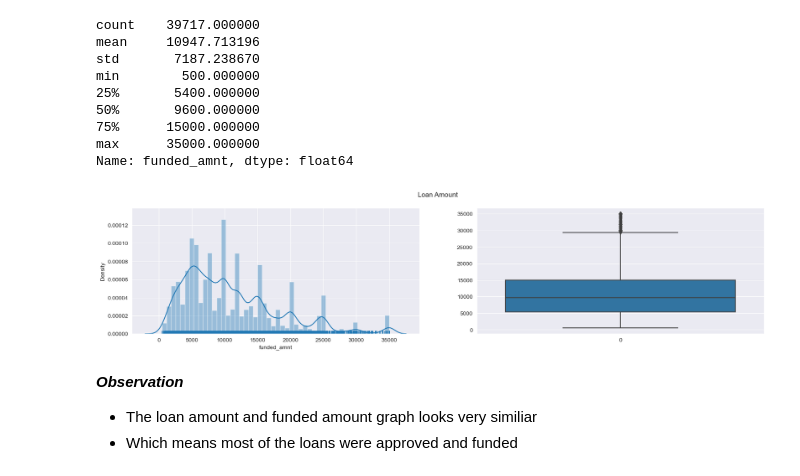
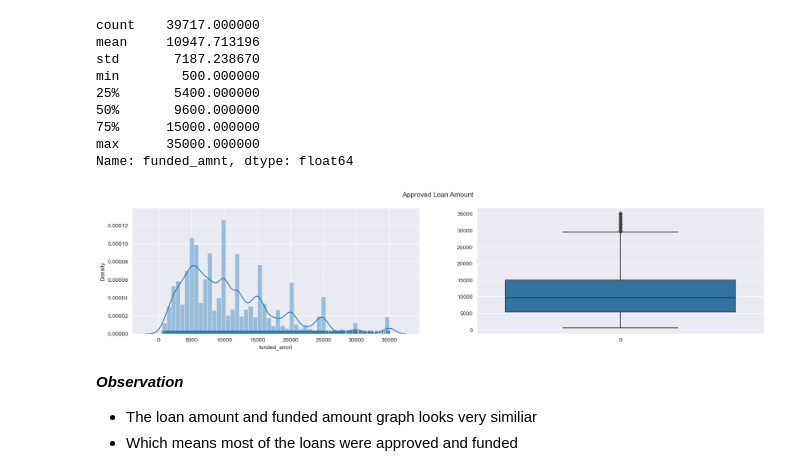
Before and after one commit to vivekbabu/LendingClubCaseStudy, a Jupyter notebook: Group_Facilitator_Name.ipynb, the cells around one changed output. Saved outputs shown, nothing was run; the diff lists cells and outputs as text; code cells hidden in the pictures.

```diff
--- a/Group_Facilitator_Name.ipynb
+++ b/Group_Facilitator_Name.ipynb
@@ -343,19 +352,19 @@ Name: funded_amnt, dtype: float64
 # %%
 plt.figure(figsize=(20,4))
 plt.subplot(1,2,1)
 
 #Histogram plot
 sns.distplot(a=loan_df.funded_amnt, rug=True)
 plt.subplot(1,2,2)
 
 #Box plot
 sns.boxplot(data=loan_df.funded_amnt)
 
 #Title for our plot
-plt.suptitle('Loan Amount')
+plt.suptitle('Approved Loan Amount')
 plt.show()
 # %% [output]
-[figure, old version]
+[figure, new version]
 # %% [markdown]
 ***Observation***
 - The loan amount and funded amount graph looks very similiar
```
Also changed, not shown: parts of 26 cells of this notebook.
